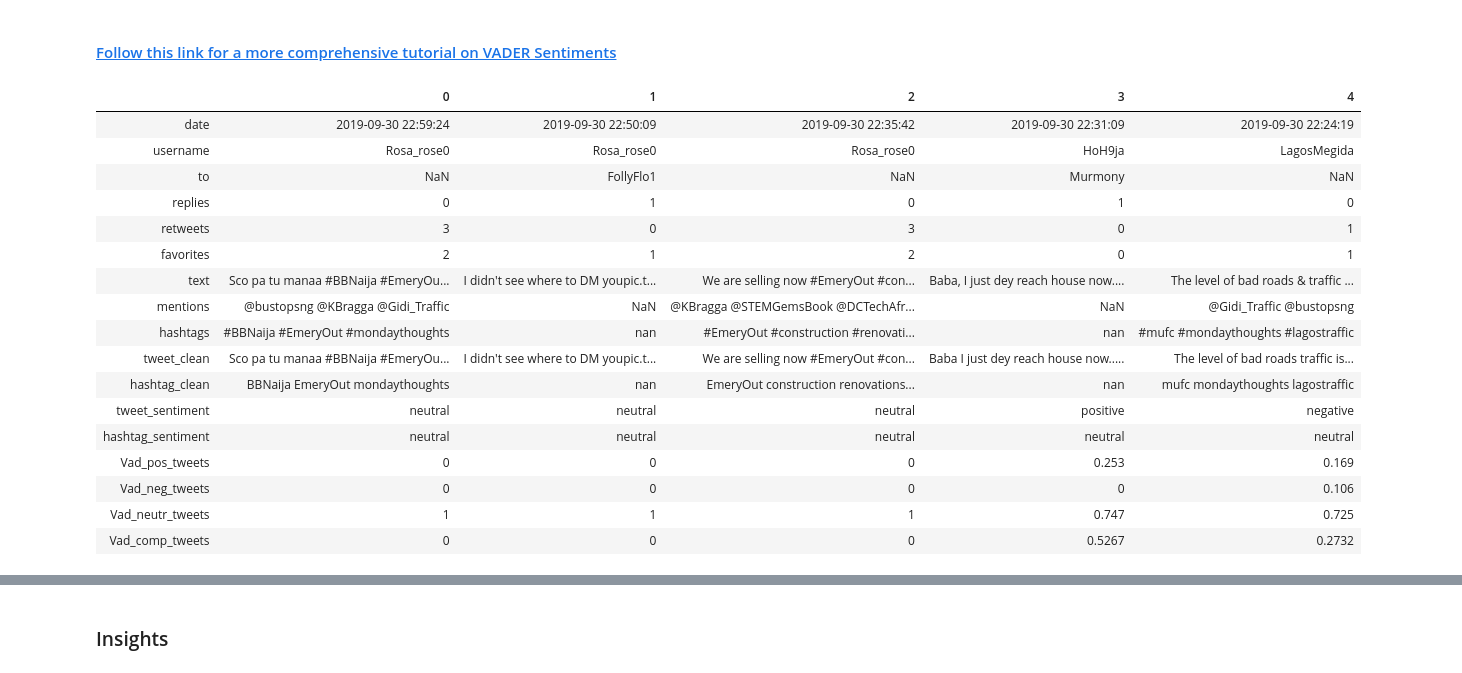
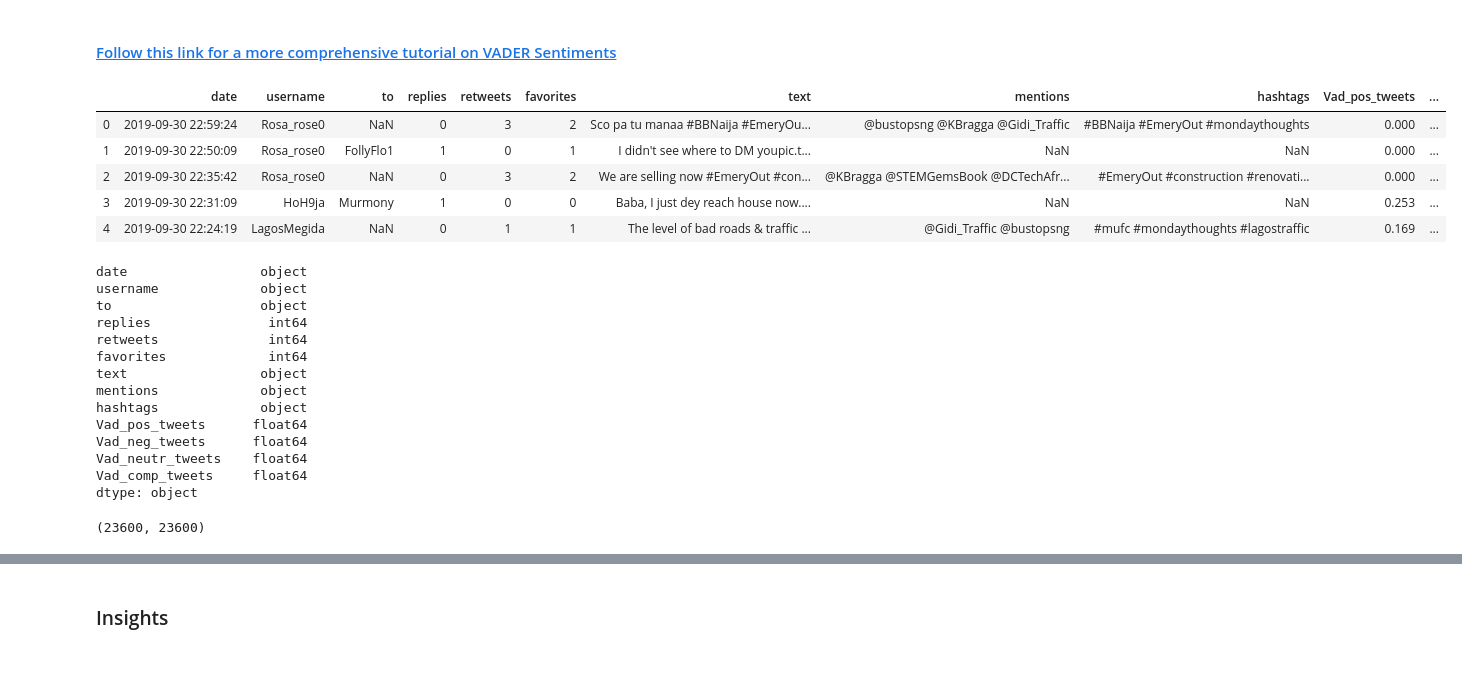
Before and after one commit to marquisvictor/PyCon-Nigeria-2019, a Jupyter notebook: Pycon_Abuja.ipynb, the cells around one changed output, grey strips where cells are left out. Cells and saved outputs as stored; diff of their text form; code cells hidden in the pictures.

```diff
--- a/Pycon_Abuja.ipynb
+++ b/Pycon_Abuja.ipynb
@@ -243,51 +345,59 @@ Text(0.5,1,'Chart displaying number tweet sentiment against Number Of Tweets')
 ### Using VADER
 # %% [markdown]
 #### [Follow this link for a more comprehensive tutorial on VADER Sentiments](https://medium.com/analytics-vidhya/simplifying-social-media-sentiment-analysis-using-vader-in-python-f9e6ec6fc52f)
+# %%
+vader_df = pd.read_csv('traffic.csv')
+vader_df = vader_df.drop(['geo', 'id', 'permalink'], axis=1) # Dropping irrelevant columns
 # %%
 from vaderSentiment.vaderSentiment import SentimentIntensityAnalyzer
 analyzer = SentimentIntensityAnalyzer()   # Initialize the sentiment intensity analyzer
 # %%
 nega = []
 posi = []
 neut = []
 comp = []
 
 conv = list((traffic['tweet_clean']))
 
 for n in conv:
     nega.append(analyzer.polarity_scores(n)['neg'])
 
 for p in conv:
     posi.append(analyzer.polarity_scores(p)['pos'])
 
 for nt in conv:
     neut.append(analyzer.polarity_scores(nt)['neu'])
 
 for c in conv:
     comp.append(analyzer.polarity_scores(c)['compound'])
 
-traffic['Vad_pos_tweets'] = posi
-traffic['Vad_neg_tweets'] = nega
-traffic['Vad_neutr_tweets'] = neut
-traffic['Vad_comp_tweets'] = comp
+vader_df['Vad_pos_tweets'] = posi
+vader_df['Vad_neg_tweets'] = nega
+vader_df['Vad_neutr_tweets'] = neut
+vader_df['Vad_comp_tweets'] = comp
 
-traffic.head().T
+vader_df.head()
 # %% [output]
-|  | 0 | 1 | 2 | 3 | 4 |
-| date | 2019-09-30 22:59:24 | 2019-09-30 22:50:09 | 2019-09-30 22:35:42 | 2019-09-30 22:31:09 | 2019-09-30 22:24:19 |
-| username | Rosa_rose0 | Rosa_rose0 | Rosa_rose0 | HoH9ja | LagosMegida |
-| to | NaN | FollyFlo1 | NaN | Murmony | NaN |
-| replies | 0 | 1 | 0 | 1 | 0 |
-| retweets | 3 | 0 | 3 | 0 | 1 |
-| favorites | 2 | 1 | 2 | 0 | 1 |
-| text | Sco pa tu manaa #BBNaija #EmeryOu... | I didn't see where to DM youpic.t... | We are selling now #EmeryOut #con... | Baba, I just dey reach house now.... | The level of bad roads & traffic ... |
-| mentions | @bustopsng @KBragga @Gidi_Traffic | NaN | @KBragga @STEMGemsBook @DCTechAfr... | NaN | @Gidi_Traffic @bustopsng |
-| hashtags | #BBNaija #EmeryOut #mondaythoughts | nan | #EmeryOut #construction #renovati... | nan | #mufc #mondaythoughts #lagostraffic |
-| tweet_clean | Sco pa tu manaa #BBNaija #EmeryOu... | I didn't see where to DM youpic.t... | We are selling now #EmeryOut #con... | Baba I just dey reach house now..... | The level of bad roads traffic is... |
-| hashtag_clean | BBNaija EmeryOut mondaythoughts | nan | EmeryOut construction renovations... | nan | mufc mondaythoughts lagostraffic |
-| tweet_sentiment | neutral | neutral | neutral | positive | negative |
-| hashtag_sentiment | neutral | neutral | neutral | neutral | neutral |
-| Vad_pos_tweets | 0 | 0 | 0 | 0.253 | 0.169 |
-| Vad_neg_tweets | 0 | 0 | 0 | 0 | 0.106 |
-| Vad_neutr_tweets | 1 | 1 | 1 | 0.747 | 0.725 |
-| Vad_comp_tweets | 0 | 0 | 0 | 0.5267 | 0.2732 |
+|  | date | username | to | replies | retweets | favorites | text | mentions | hashtags | Vad_pos_tweets | ... |
+| 0 | 2019-09-30 22:59:24 | Rosa_rose0 | NaN | 0 | 3 | 2 | Sco pa tu manaa #BBNaija #EmeryOu... | @bustopsng @KBragga @Gidi_Traffic | #BBNaija #EmeryOut #mondaythoughts | 0.000 | ... |
+| 1 | 2019-09-30 22:50:09 | Rosa_rose0 | FollyFlo1 | 1 | 0 | 1 | I didn't see where to DM youpic.t... | NaN | NaN | 0.000 | ... |
+| 2 | 2019-09-30 22:35:42 | Rosa_rose0 | NaN | 0 | 3 | 2 | We are selling now #EmeryOut #con... | @KBragga @STEMGemsBook @DCTechAfr... | #EmeryOut #construction #renovati... | 0.000 | ... |
+| 3 | 2019-09-30 22:31:09 | HoH9ja | Murmony | 1 | 0 | 0 | Baba, I just dey reach house now.... | NaN | NaN | 0.253 | ... |
+| 4 | 2019-09-30 22:24:19 | LagosMegida | NaN | 0 | 1 | 1 | The level of bad roads & traffic ... | @Gidi_Traffic @bustopsng | #mufc #mondaythoughts #lagostraffic | 0.169 | ... |
+# %%
+vader_df.dtypes
+# %% [output]
+date                 object
+username             object
+to                   object
+replies               int64
+retweets              int64
+favorites             int64
+text                 object
+mentions             object
+hashtags             object
+Vad_pos_tweets      float64
+Vad_neg_tweets      float64
+Vad_neutr_tweets    float64
+Vad_comp_tweets     float64
+dtype: object
@@ -293,0 +413,5 @@ traffic.head().T
+# %%
+vader_df['final_setiment'] = final_setiment
+len(final_setiment), len(vader_df)
+# %% [output]
+(23600, 23600)
```
Also changed, not shown: parts of 21 cells of this notebook.
